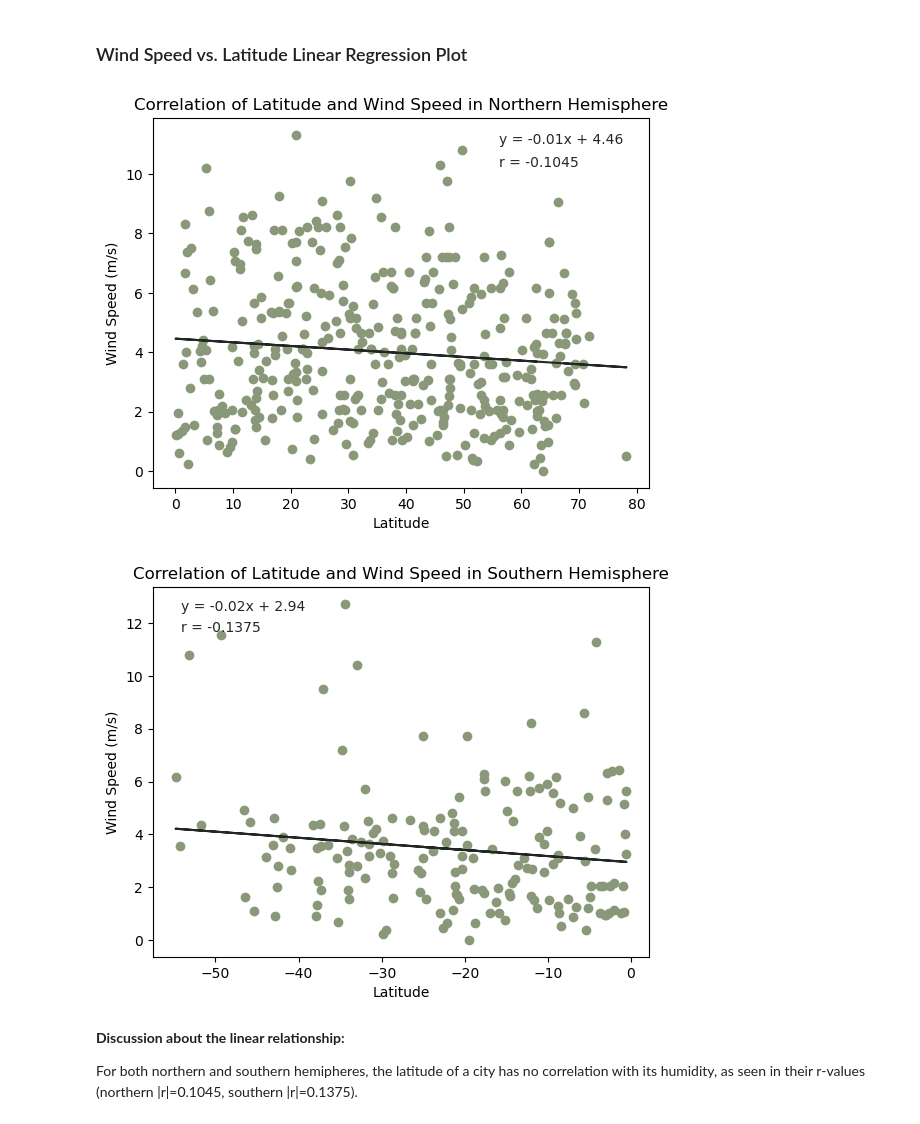
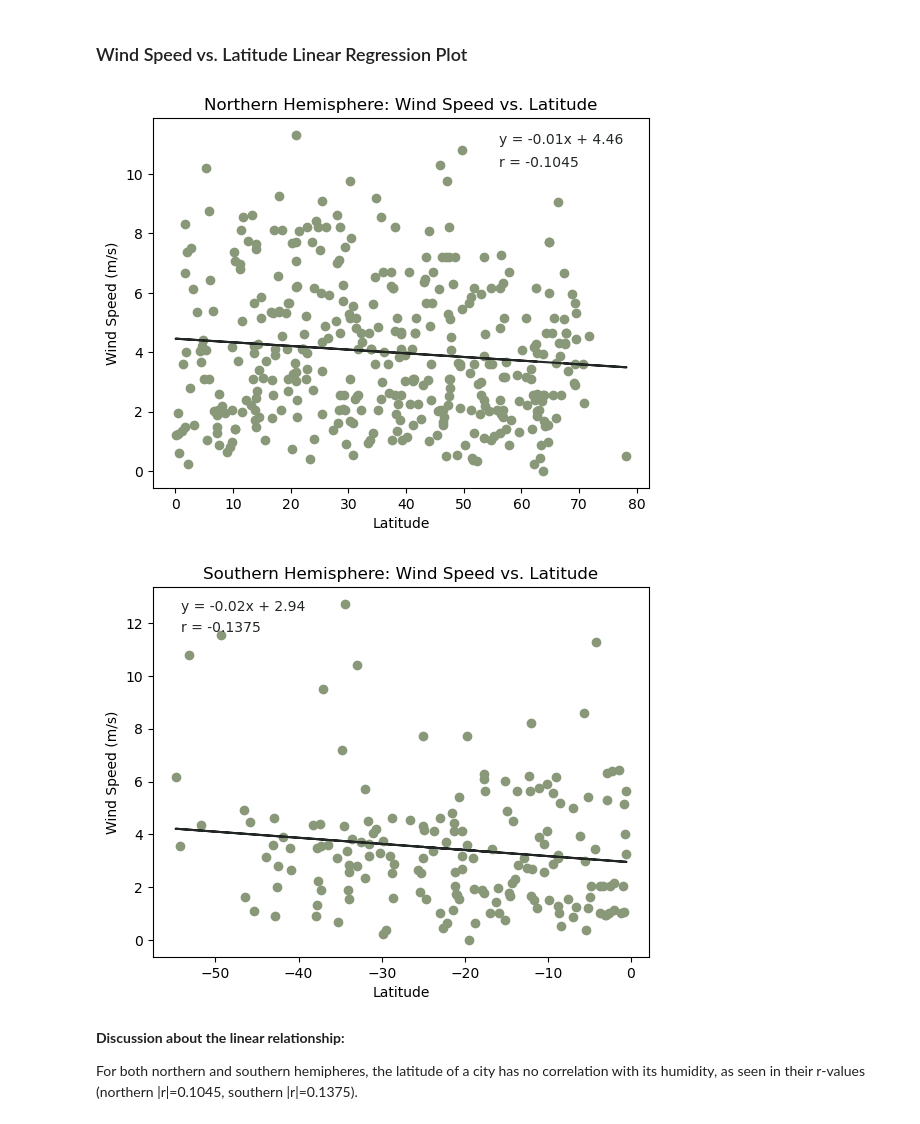
Before and after one commit to kendraliu/Python-API-Challenge-Weather-and-Vacation-Planner, a Jupyter notebook: WeatherPy.ipynb, the cells around one changed output. Drawn from its saved outputs; the diff is of its cells as text; code cells hidden in the pictures.

```diff
--- a/WeatherPy.ipynb
+++ b/WeatherPy.ipynb
@@ -495,14 +501,15 @@ For both northern and southern hemipheres, the latitude of a city has no correla
 # %%
 # Northern Hemisphere
 plot = plotlinregress(northern_hemi_df["Lat"], northern_hemi_df["Wind Speed"])
 plt.annotate(plot, xy=(55,10.8), xytext=(5,5), textcoords='offset points',color="#222725")
 plt.annotate(rvalue(northern_hemi_df["Lat"], northern_hemi_df["Wind Speed"]), xy=(55,10), xytext=(5,5), textcoords='offset points',color="#222725")
 plt.xlabel('Latitude')
 plt.ylabel('Wind Speed (m/s)')
-plt.title("Correlation of Latitude and Wind Speed in Northern Hemisphere")
+plt.title("Northern Hemisphere: Wind Speed vs. Latitude")
+plt.savefig("Output Data/Fig11.png")
 plt.show()
 # %% [output]
-[figure, old version]
+[figure, new version]
 # %%
 # Southern Hemisphere
 plot = plotlinregress(southern_hemi_df["Lat"], southern_hemi_df["Wind Speed"])
@@ -510,10 +517,11 @@ plt.annotate(plot, xy=(-55,12.2), xytext=(5,5), textcoords='offset points',color
 plt.annotate(rvalue(southern_hemi_df["Lat"], southern_hemi_df["Wind Speed"]), xy=(-55,11.4), xytext=(5,5), textcoords='offset points',color="#222725")
 plt.xlabel('Latitude')
 plt.ylabel('Wind Speed (m/s)')
-plt.title("Correlation of Latitude and Wind Speed in Southern Hemisphere")
+plt.title("Southern Hemisphere: Wind Speed vs. Latitude")
+plt.savefig("Output Data/Fig12.png")
 plt.show()
 # %% [output]
-[figure, old version]
+[figure, new version]
 # %% [markdown]
 **Discussion about the linear relationship:**
 
```
Also changed, not shown: parts of 6 cells of this notebook, 8 other files.
